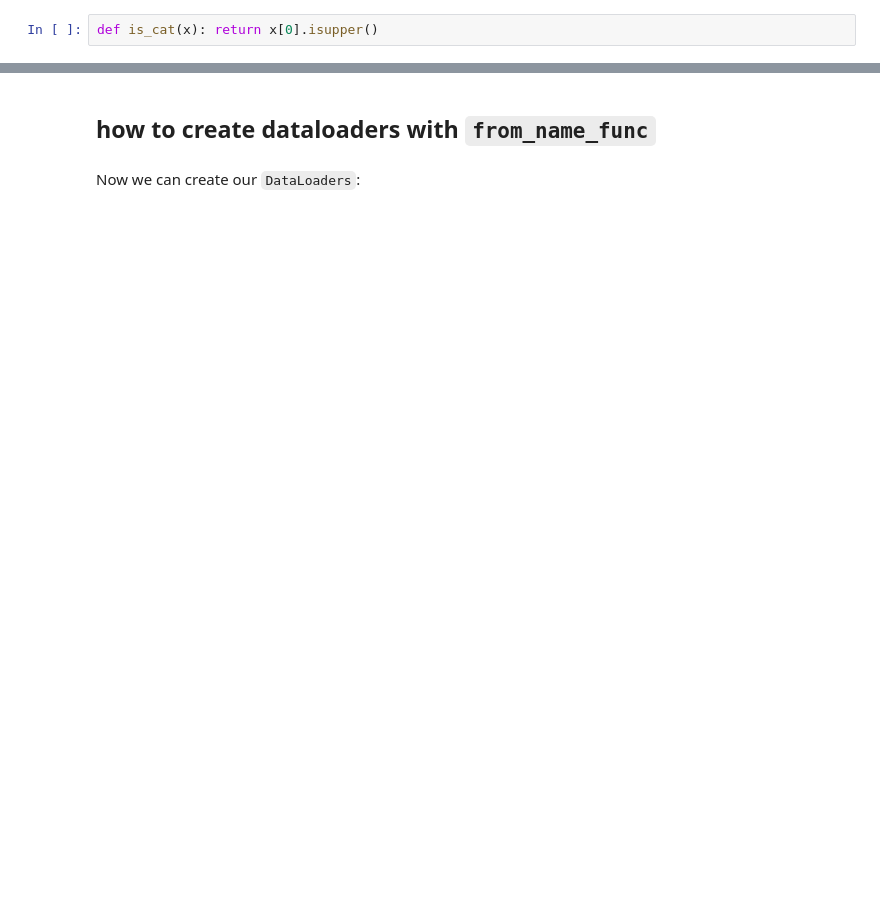
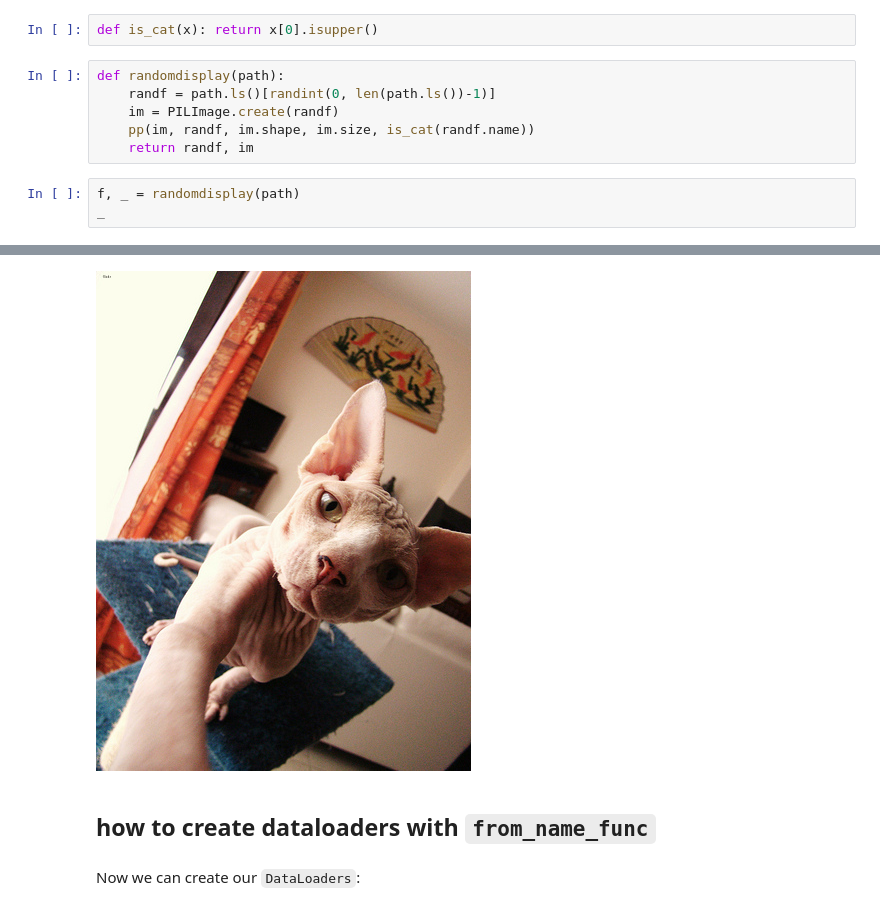
Before and after one commit to EmbraceLife/fastdebug, a Jupyter notebook: nbs/fastai_notebooks/0002_fastai_saving_a_basic_fastai_model.ipynb, the cells around one changed output, grey strips where cells are left out. Drawn from its saved outputs; the diff is of its cells as text; blank space fills up the shorter version.

```diff
--- a/nbs/fastai_notebooks/0002_fastai_saving_a_basic_fastai_model.ipynb
+++ b/nbs/fastai_notebooks/0002_fastai_saving_a_basic_fastai_model.ipynb
@@ -25,2 +455,12 @@ We need a way to label our images as dogs or cats. In this dataset, pictures of
 # %%
 def is_cat(x): return x[0].isupper()
+# %%
+def randomdisplay(path):
+    randf = path.ls()[randint(0, len(path.ls())-1)]
+    im = PILImage.create(randf)
+    pp(im, randf, im.shape, im.size, is_cat(randf.name))
+    return randf, im
+# %%
+f, _ = randomdisplay(path)
+_
+# %% [output]
@@ -27,3 +473,4 @@ def is_cat(x): return x[0].isupper()
+[figure, added]
 # %% [markdown]
 ## how to create dataloaders with `from_name_func`
 # %% [markdown]
```
Also changed, not shown: parts of 64 cells of this notebook, 13 other files.
